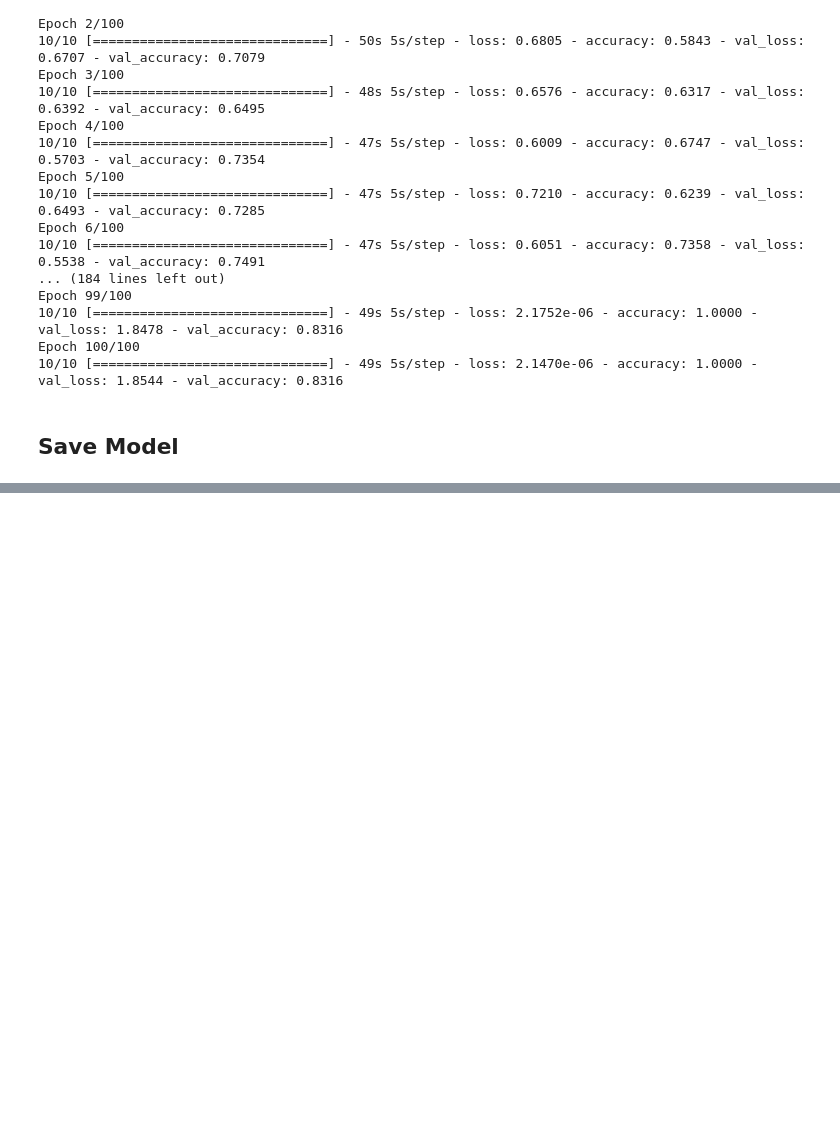
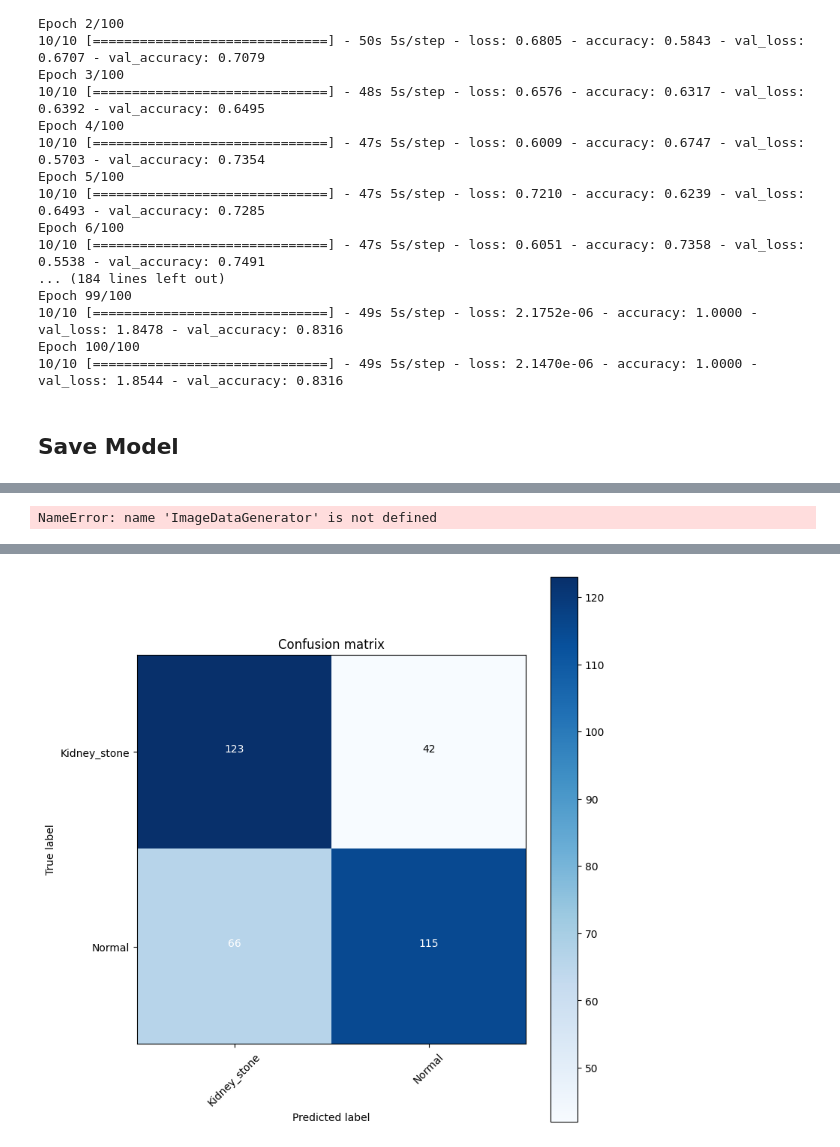
Before and after one commit to uchiharon/Kidney_Stone_Diagnosis_with_CNN_and_VAE, a Jupyter notebook: Employing_croppimg.ipynb, the cells around one changed output, grey strips where cells are left out. Drawn from its saved outputs; the diff is of its cells as text; code cells hidden in the pictures; blank space fills up the shorter version.

```diff
--- a/Employing_croppimg.ipynb
+++ b/Employing_croppimg.ipynb
@@ -216,0 +244,59 @@ tf.keras.models.save_model(
+# %%
+test_datagen = ImageDataGenerator(rescale=1./255)
+
+test_generator_1 = test_datagen.flow_from_directory(
+        test_dir,
+        target_size=(160,320),
+        batch_size=batch_size,
+        class_mode='binary',
+        shuffle=False,)
+# %% [output]
+NameError: name 'ImageDataGenerator' is not defined
+# %%
+from sklearn.metrics import confusion_matrix
+import numpy as np
+import itertools
+
+
+y_pred = model.predict(test_generator_1)
+
+# Convert predictions to binary values
+y_pred_classes = np.round(y_pred)
+
+# define threshold
+threshold = 0.5
+
+# Convert the probability scores to class labels based on the threshold
+y_pred_classes = (y_pred_classes > threshold).astype(int)
+
+# get the actual label
+y_pred_classes = np.array([i.tolist().index(max(i)) for i in y_pred_classes])
+
+# Get the true labels from the generator
+y_true = test_generator_1.classes
+
+# Get the class labels
+class_labels = list(test_generator_1.class_indices.keys())
+
+# Compute the confusion matrix
+cm = confusion_matrix(y_true, y_pred_classes)
+
+# Plot the confusion matrix
+plt.figure(figsize=(8, 8))
+plt.imshow(cm, cmap=plt.cm.Blues)
+plt.title('Confusion matrix')
+plt.colorbar()
+tick_marks = np.arange(len(class_labels))
+plt.xticks(tick_marks, class_labels, rotation=45)
+plt.yticks(tick_marks, class_labels)
+fmt = 'd'
+thresh = cm.max() / 2.
+for i, j in itertools.product(range(cm.shape[0]), range(cm.shape[1])):
+    plt.text(j, i, format(cm[i, j], fmt),
+             horizontalalignment="center",
+             color="white" if cm[i, j] > thresh else "black")
+plt.ylabel('True label')
+plt.xlabel('Predicted label')
+plt.tight_layout()
+plt.show()
+# %% [output]
@@ -216,0 +304 @@ tf.keras.models.save_model(
+[figure, added]
```
Also changed, not shown: parts of 11 cells of this notebook, 1 other file.
